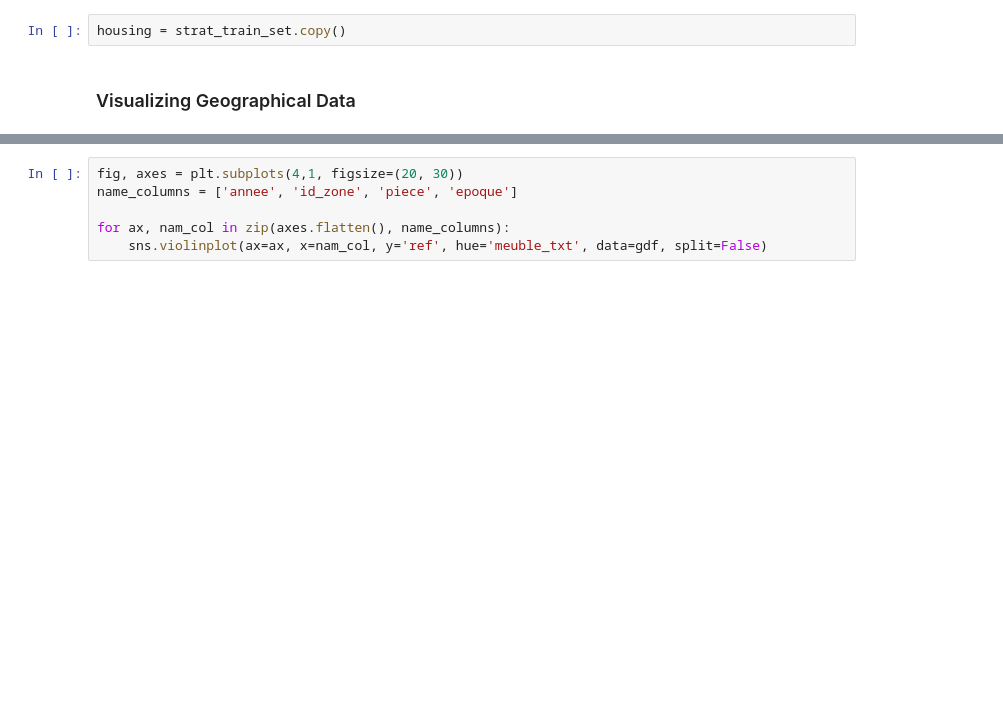
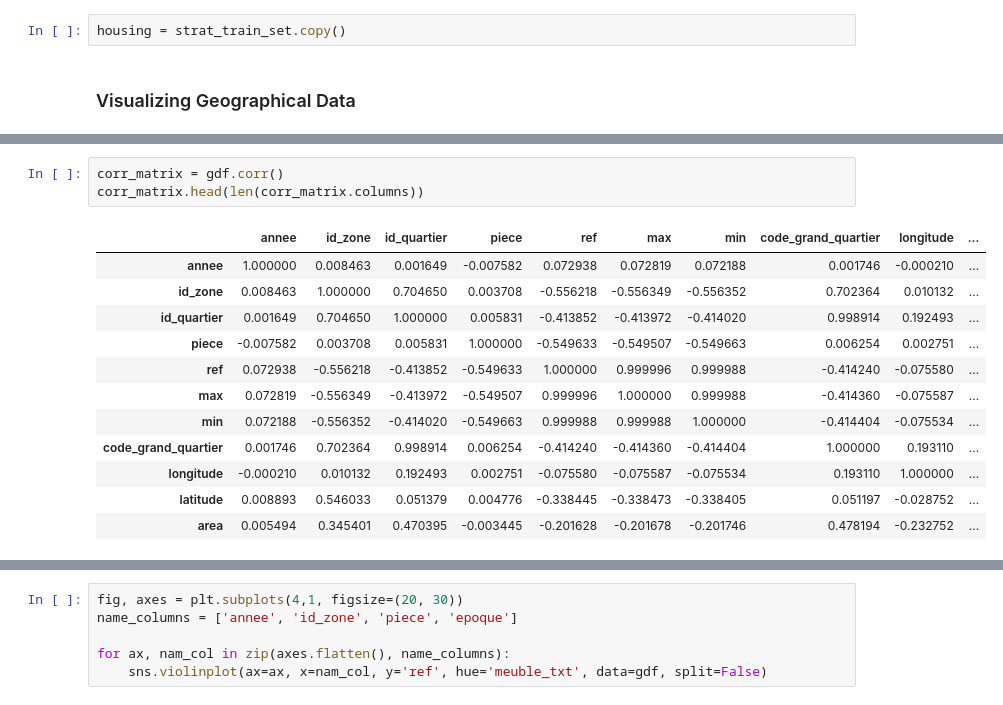
Before and after one commit to BranisGh/Data-Science-Projects, a Jupyter notebook: paris_housing.ipynb, the cells around one changed output, grey strips where cells are left out. Saved outputs shown, nothing was run; the diff lists cells and outputs as text; blank space fills up the shorter version.

```diff
--- a/paris_housing.ipynb
+++ b/paris_housing.ipynb
@@ -347,0 +366,16 @@ for ax, col, nam_col in zip(axes.flatten(), gdf.loc[:, name_columns], name_colum
+# %%
+corr_matrix = gdf.corr()
+corr_matrix.head(len(corr_matrix.columns))
+# %% [output]
+|  | annee | id_zone | id_quartier | piece | ref | max | min | code_grand_quartier | longitude | ... |
+| annee | 1.000000 | 0.008463 | 0.001649 | -0.007582 | 0.072938 | 0.072819 | 0.072188 | 0.001746 | -0.000210 | ... |
+| id_zone | 0.008463 | 1.000000 | 0.704650 | 0.003708 | -0.556218 | -0.556349 | -0.556352 | 0.702364 | 0.010132 | ... |
+| id_quartier | 0.001649 | 0.704650 | 1.000000 | 0.005831 | -0.413852 | -0.413972 | -0.414020 | 0.998914 | 0.192493 | ... |
+| piece | -0.007582 | 0.003708 | 0.005831 | 1.000000 | -0.549633 | -0.549507 | -0.549663 | 0.006254 | 0.002751 | ... |
+| ref | 0.072938 | -0.556218 | -0.413852 | -0.549633 | 1.000000 | 0.999996 | 0.999988 | -0.414240 | -0.075580 | ... |
+| max | 0.072819 | -0.556349 | -0.413972 | -0.549507 | 0.999996 | 1.000000 | 0.999988 | -0.414360 | -0.075587 | ... |
+| min | 0.072188 | -0.556352 | -0.414020 | -0.549663 | 0.999988 | 0.999988 | 1.000000 | -0.414404 | -0.075534 | ... |
+| code_grand_quartier | 0.001746 | 0.702364 | 0.998914 | 0.006254 | -0.414240 | -0.414360 | -0.414404 | 1.000000 | 0.193110 | ... |
+| longitude | -0.000210 | 0.010132 | 0.192493 | 0.002751 | -0.075580 | -0.075587 | -0.075534 | 0.193110 | 1.000000 | ... |
+| latitude | 0.008893 | 0.546033 | 0.051379 | 0.004776 | -0.338445 | -0.338473 | -0.338405 | 0.051197 | -0.028752 | ... |
+| area | 0.005494 | 0.345401 | 0.470395 | -0.003445 | -0.201628 | -0.201678 | -0.201746 | 0.478194 | -0.232752 | ... |
```
Also changed, not shown: parts of 13 cells of this notebook.
